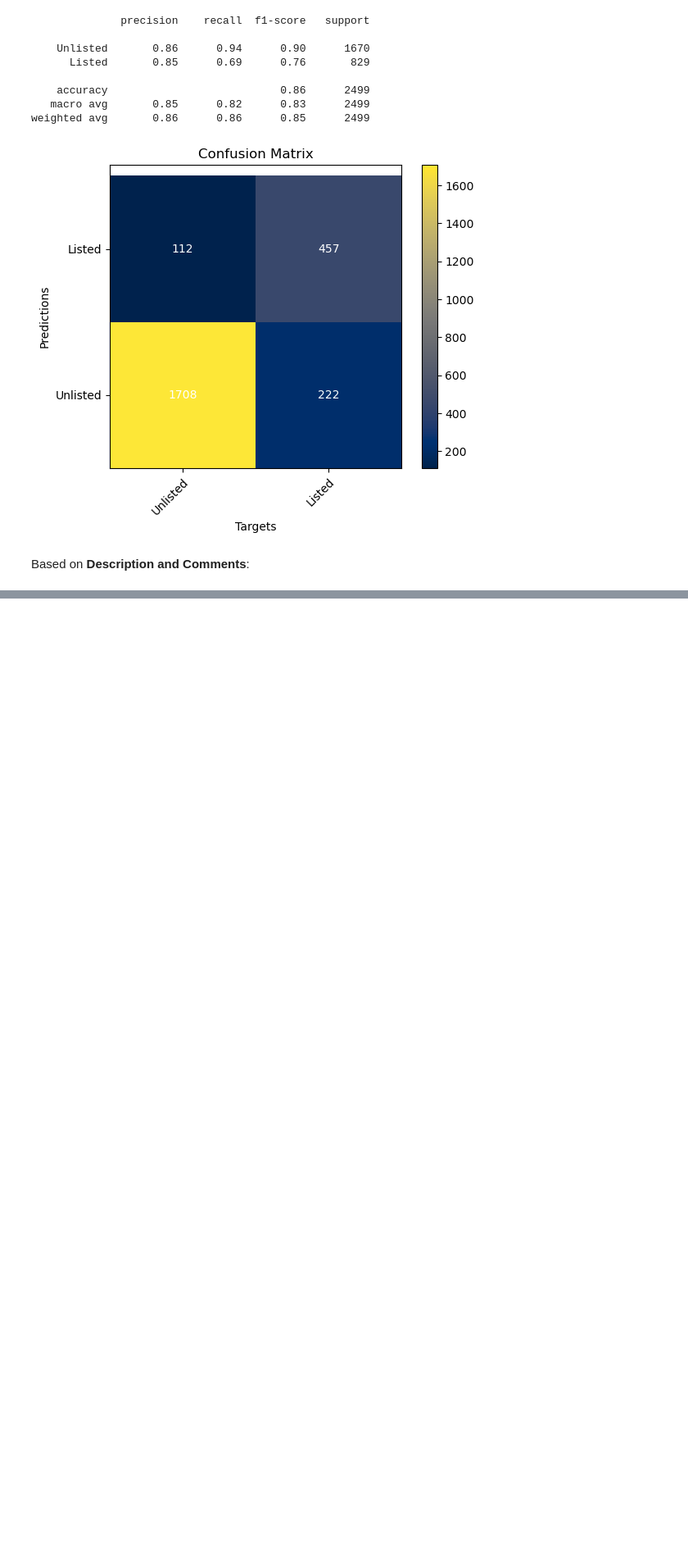
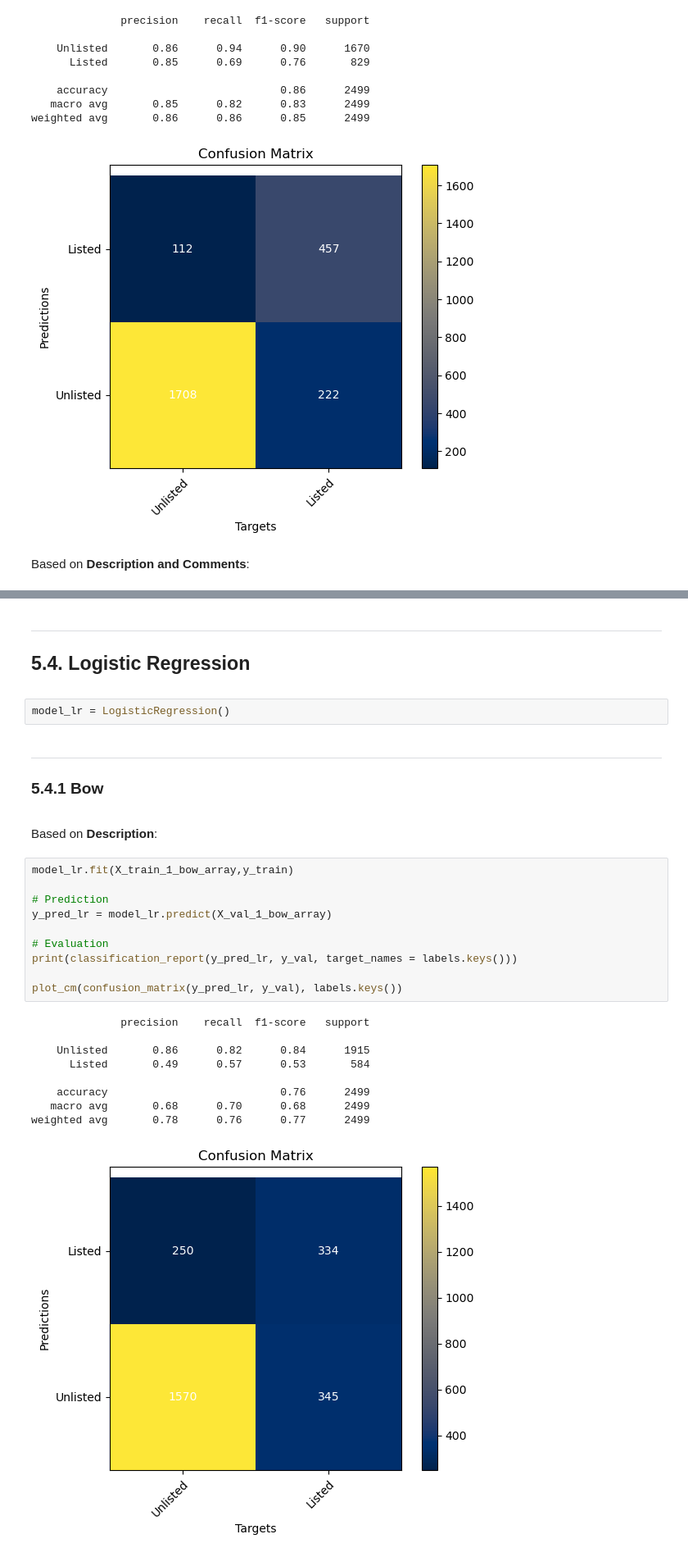
Before and after one commit to iryna-savchuk/TM_project, a Jupyter notebook: NLP_17_catia.ipynb, the cells around one changed output, grey strips where cells are left out. Shown at 82% size. Cells and saved outputs as stored; diff of their text form; blank space fills up the shorter version.

```diff
--- a/NLP_17_catia.ipynb
+++ b/NLP_17_catia.ipynb
@@ -1708,0 +1810,38 @@ weighted avg       0.89      0.89      0.89      2499
+# %% [markdown]
+<hr>
+<a class="anchor" id="logisticregression">
+
+## 5.4. Logistic Regression
+
+</a>
+# %%
+model_lr = LogisticRegression()
+# %% [markdown]
+<hr>
+<a class="anchor" id="lr_bow">
+
+### 5.4.1 Bow
+
+</a>
+# %% [markdown]
+Based on **Description**:
+# %%
+model_lr.fit(X_train_1_bow_array,y_train)
+
+# Prediction
+y_pred_lr = model_lr.predict(X_val_1_bow_array)
+
+# Evaluation
+print(classification_report(y_pred_lr, y_val, target_names = labels.keys()))
+
+plot_cm(confusion_matrix(y_pred_lr, y_val), labels.keys())
+# %% [output]
+              precision    recall  f1-score   support
+
+    Unlisted       0.86      0.82      0.84      1915
+      Listed       0.49      0.57      0.53       584
+
+    accuracy                           0.76      2499
+   macro avg       0.68      0.70      0.68      2499
+weighted avg       0.78      0.76      0.77      2499
+[figure, added]
```
Also changed, not shown: parts of 75 cells of this notebook.
